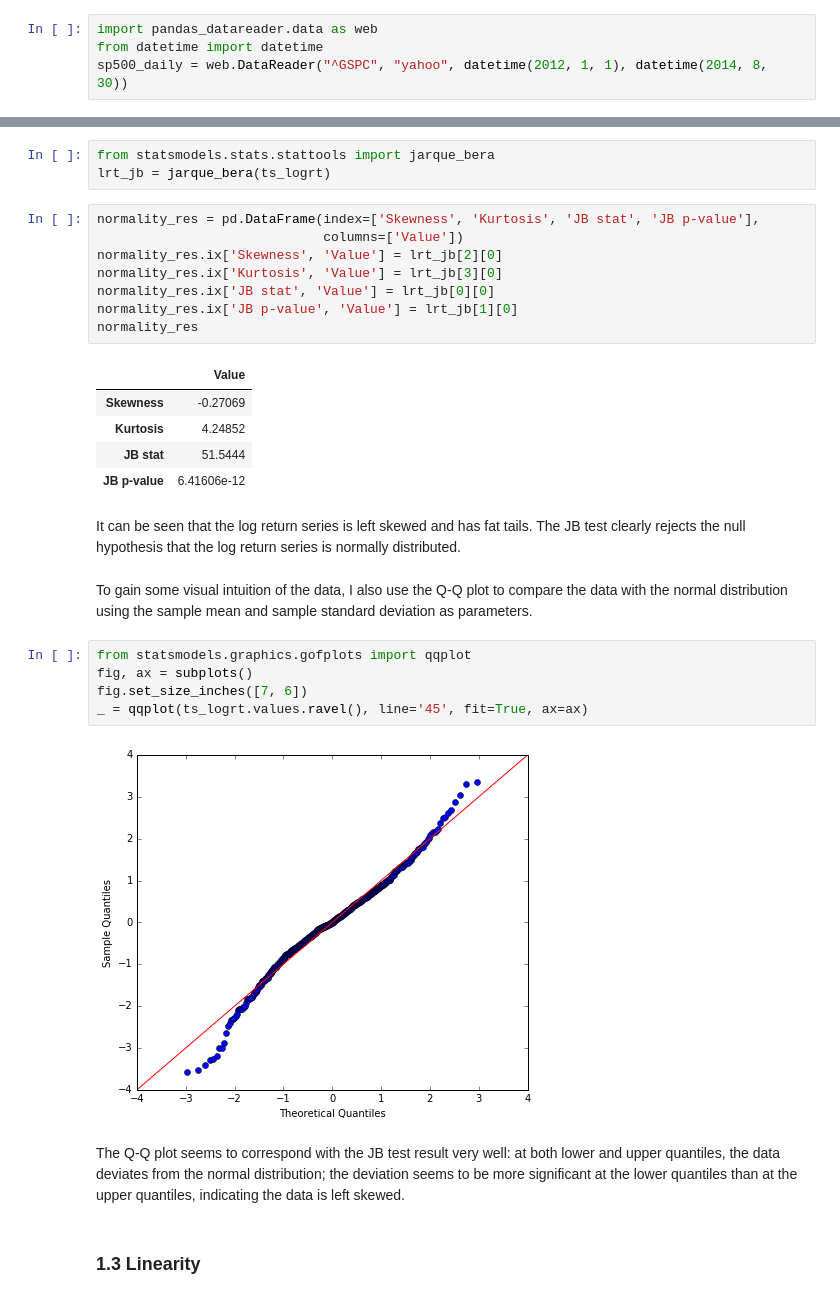
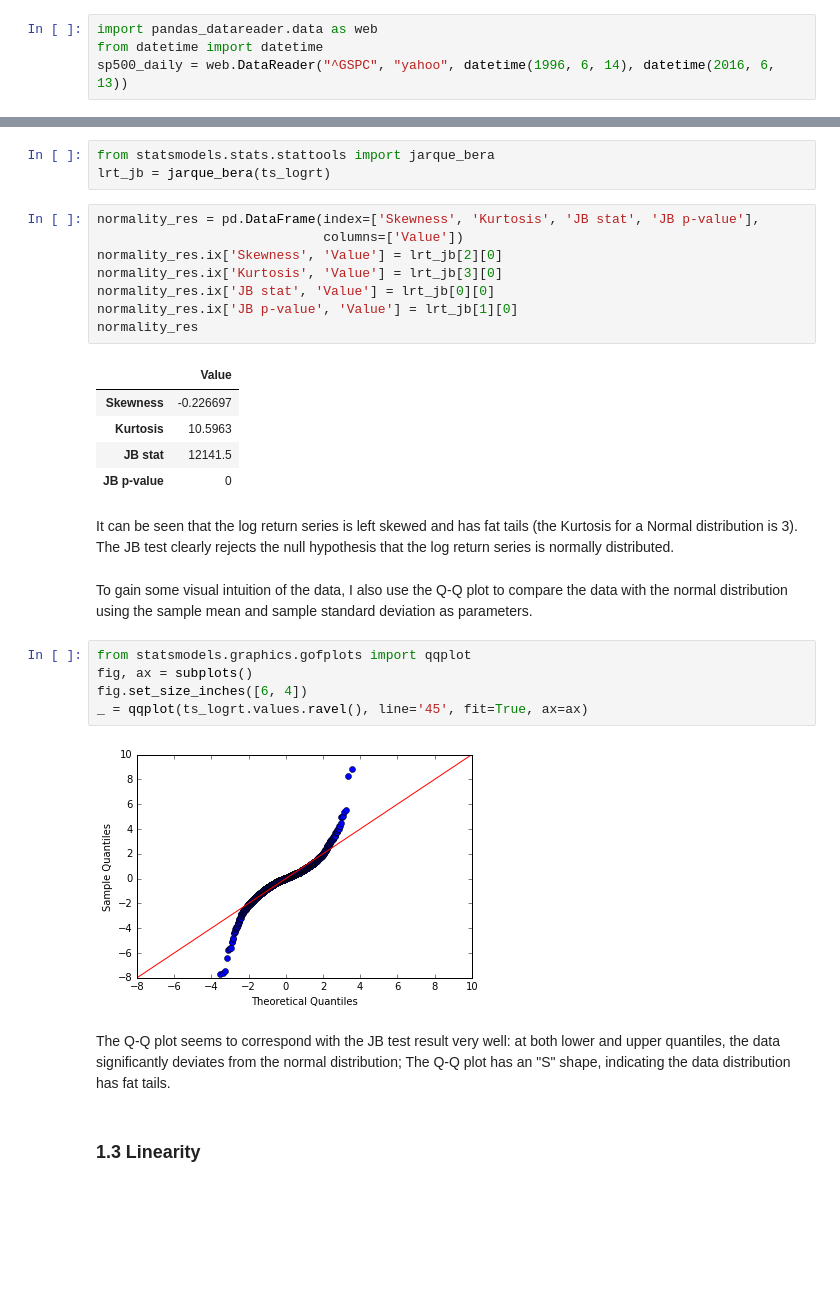
Before and after one commit to lishen/SP500_ML, a Jupyter notebook: SP500 pred with ML - Chapter 1.ipynb, the cells around one changed output, grey strips where cells are left out. Drawn from its saved outputs; the diff is of its cells as text; blank space fills up the shorter version.

Commit message:
Update on both notebooks

```diff
--- a/SP500 pred with ML - Chapter 1.ipynb
+++ b/SP500 pred with ML - Chapter 1.ipynb
@@ -25,7 +27,7 @@ Load SP500 daily closing prices from Jun 1 2012 to Aug 30 2014 from Yahoo financ
 # %%
 import pandas_datareader.data as web
 from datetime import datetime
-sp500_daily = web.DataReader("^GSPC", "yahoo", datetime(2012, 1, 1), datetime(2014, 8, 30))
+sp500_daily = web.DataReader("^GSPC", "yahoo", datetime(1996, 6, 14), datetime(2016, 6, 13))
 # %%
 ts = sp500_daily['Adj Close']
 ts.plot(figsize=[9, 5], title='S&P 500')
@@ -109,23 +173,23 @@ normality_res.ix['JB p-value', 'Value'] = lrt_jb[1][0]
 normality_res
 # %% [output]
 |  | Value |
-| Skewness | -0.27069 |
-| Kurtosis | 4.24852 |
-| JB stat | 51.5444 |
-| JB p-value | 6.41606e-12 |
+| Skewness | -0.226697 |
+| Kurtosis | 10.5963 |
+| JB stat | 12141.5 |
+| JB p-value | 0 |
 # %% [markdown]
-It can be seen that the log return series is left skewed and has fat tails. The JB test clearly rejects the null hypothesis that the log return series is normally distributed.
+It can be seen that the log return series is left skewed and has fat tails (the Kurtosis for a Normal distribution is 3). The JB test clearly rejects the null hypothesis that the log return series is normally distributed.
 # %% [markdown]
 To gain some visual intuition of the data, I also use the Q-Q plot to compare the data with the normal distribution using the sample mean and sample standard deviation as parameters.
 # %%
 from statsmodels.graphics.gofplots import qqplot
 fig, ax = subplots()
-fig.set_size_inches([7, 6])
+fig.set_size_inches([6, 4])
 _ = qqplot(ts_logrt.values.ravel(), line='45', fit=True, ax=ax)
 # %% [output]
-[figure, old version]
+[figure, new version]
 # %% [markdown]
-The Q-Q plot seems to correspond with the JB test result very well: at both lower and upper quantiles, the data deviates from the normal distribution; the deviation seems to be more significant at the lower quantiles than at the upper quantiles, indicating the data is left skewed.
+The Q-Q plot seems to correspond with the JB test result very well: at both lower and upper quantiles, the data significantly deviates from the normal distribution; The Q-Q plot has an "S" shape, indicating the data distribution has fat tails.
 # %% [markdown]
 ### 1.3 Linearity
 # %% [markdown]
```
Also changed, not shown: parts of 51 cells of this notebook, 6 other files.
